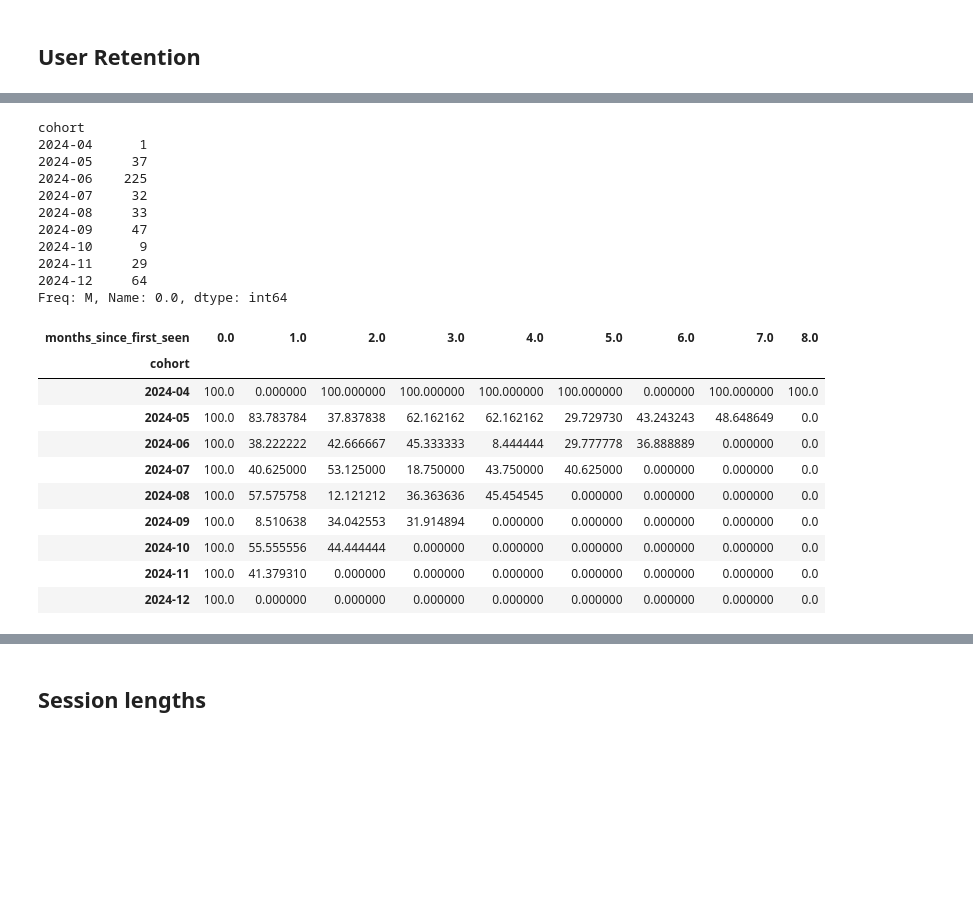
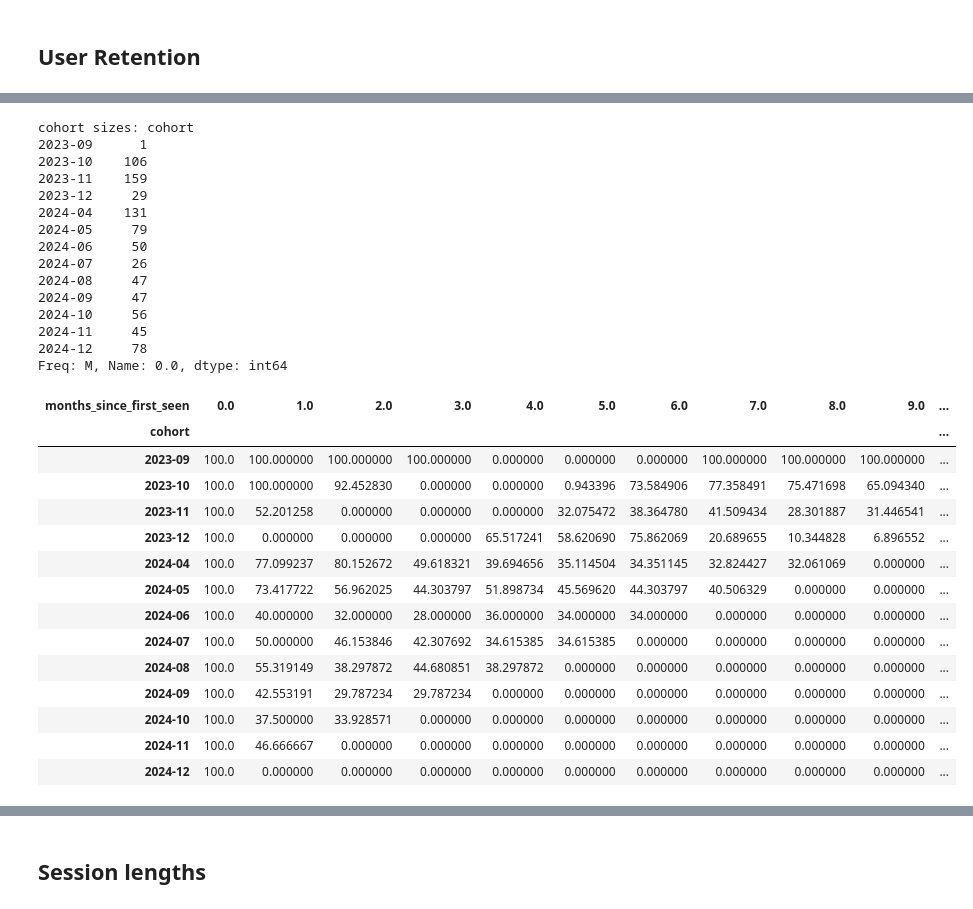
Before and after one commit to adeline-su/cxc2025, a Jupyter notebook: notebooks/julia_eda.ipynb, the cells around one changed output, grey strips where cells are left out. Saved outputs shown, nothing was run; the diff lists cells and outputs as text; code cells hidden in the pictures; blank space fills up the shorter version.

```diff
--- a/notebooks/julia_eda.ipynb
+++ b/notebooks/julia_eda.ipynb
@@ -5,11 +5,16 @@
 # %%
 import pandas as pd
 import json
+import glob
 
-data_path = "../data/raw/1_csv/data_subchunk_100000_200000.csv"
+file_paths = glob.glob("../data/raw/1_csv/*csv")
+print(file_paths)
+# data_path = "../data/raw/1_csv/data_subchunk_100000_200000.csv"
 
 # Load data
-df = pd.read_csv(data_path)
+# df = pd.read_csv(data_path)
+
+df = pd.concat((pd.read_csv(file) for file in file_paths), ignore_index=True)
 
 df.info()
 # %% [output]
@@ -265,36 +269,45 @@ The graph is really spikey when plotted by week. The blur cohort also has period
 # %%
-df["months_since_first_seen"] = df["event_time"].dt.month - df["first_seen"].dt.month
-
+df["months_since_first_seen"] = ((df["event_time"].dt.year - df["first_seen"].dt.year) * 12 +
+                                   (df["event_time"].dt.month - df["first_seen"].dt.month))
+df["months_since_first_seen"]
 retention = df.groupby(["cohort", "months_since_first_seen"])["user_id"].nunique().unstack(fill_value=0)
 
 # Normalize by cohort size (convert to retention %)
 cohort_sizes = retention.iloc[:, 0]  # First column is cohort size at Day 0
-print(cohort_sizes)
+print("cohort sizes:", cohort_sizes)
 retention_rate = retention.div(cohort_sizes, axis=0) * 100  # Convert to percentage
 retention_rate
 # %% [output]
-cohort
-2024-04      1
-2024-05     37
-2024-06    225
-2024-07     32
-2024-08     33
+cohort sizes: cohort
+2023-09      1
+2023-10    106
+2023-11    159
+2023-12     29
+2024-04    131
+2024-05     79
+2024-06     50
+2024-07     26
+2024-08     47
 2024-09     47
-2024-10      9
-2024-11     29
-2024-12     64
+2024-10     56
+2024-11     45
+2024-12     78
 Freq: M, Name: 0.0, dtype: int64
-| months_since_first_seen | 0.0 | 1.0 | 2.0 | 3.0 | 4.0 | 5.0 | 6.0 | 7.0 | 8.0 |
-| cohort |  |  |  |  |  |  |  |  |  |
-| 2024-04 | 100.0 | 0.000000 | 100.000000 | 100.000000 | 100.000000 | 100.000000 | 0.000000 | 100.000000 | 100.0 |
-| 2024-05 | 100.0 | 83.783784 | 37.837838 | 62.162162 | 62.162162 | 29.729730 | 43.243243 | 48.648649 | 0.0 |
-| 2024-06 | 100.0 | 38.222222 | 42.666667 | 45.333333 | 8.444444 | 29.777778 | 36.888889 | 0.000000 | 0.0 |
-| 2024-07 | 100.0 | 40.625000 | 53.125000 | 18.750000 | 43.750000 | 40.625000 | 0.000000 | 0.000000 | 0.0 |
-| 2024-08 | 100.0 | 57.575758 | 12.121212 | 36.363636 | 45.454545 | 0.000000 | 0.000000 | 0.000000 | 0.0 |
-| 2024-09 | 100.0 | 8.510638 | 34.042553 | 31.914894 | 0.000000 | 0.000000 | 0.000000 | 0.000000 | 0.0 |
-| 2024-10 | 100.0 | 55.555556 | 44.444444 | 0.000000 | 0.000000 | 0.000000 | 0.000000 | 0.000000 | 0.0 |
-| 2024-11 | 100.0 | 41.379310 | 0.000000 | 0.000000 | 0.000000 | 0.000000 | 0.000000 | 0.000000 | 0.0 |
-| 2024-12 | 100.0 | 0.000000 | 0.000000 | 0.000000 | 0.000000 | 0.000000 | 0.000000 | 0.000000 | 0.0 |
+| months_since_first_seen | 0.0 | 1.0 | 2.0 | 3.0 | 4.0 | 5.0 | 6.0 | 7.0 | 8.0 | 9.0 | ... |
+| cohort |  |  |  |  |  |  |  |  |  |  | ... |
+| 2023-09 | 100.0 | 100.000000 | 100.000000 | 100.000000 | 0.000000 | 0.000000 | 0.000000 | 100.000000 | 100.000000 | 100.000000 | ... |
+| 2023-10 | 100.0 | 100.000000 | 92.452830 | 0.000000 | 0.000000 | 0.943396 | 73.584906 | 77.358491 | 75.471698 | 65.094340 | ... |
+| 2023-11 | 100.0 | 52.201258 | 0.000000 | 0.000000 | 0.000000 | 32.075472 | 38.364780 | 41.509434 | 28.301887 | 31.446541 | ... |
+| 2023-12 | 100.0 | 0.000000 | 0.000000 | 0.000000 | 65.517241 | 58.620690 | 75.862069 | 20.689655 | 10.344828 | 6.896552 | ... |
+| 2024-04 | 100.0 | 77.099237 | 80.152672 | 49.618321 | 39.694656 | 35.114504 | 34.351145 | 32.824427 | 32.061069 | 0.000000 | ... |
+| 2024-05 | 100.0 | 73.417722 | 56.962025 | 44.303797 | 51.898734 | 45.569620 | 44.303797 | 40.506329 | 0.000000 | 0.000000 | ... |
+| 2024-06 | 100.0 | 40.000000 | 32.000000 | 28.000000 | 36.000000 | 34.000000 | 34.000000 | 0.000000 | 0.000000 | 0.000000 | ... |
+| 2024-07 | 100.0 | 50.000000 | 46.153846 | 42.307692 | 34.615385 | 34.615385 | 0.000000 | 0.000000 | 0.000000 | 0.000000 | ... |
+| 2024-08 | 100.0 | 55.319149 | 38.297872 | 44.680851 | 38.297872 | 0.000000 | 0.000000 | 0.000000 | 0.000000 | 0.000000 | ... |
+| 2024-09 | 100.0 | 42.553191 | 29.787234 | 29.787234 | 0.000000 | 0.000000 | 0.000000 | 0.000000 | 0.000000 | 0.000000 | ... |
+| 2024-10 | 100.0 | 37.500000 | 33.928571 | 0.000000 | 0.000000 | 0.000000 | 0.000000 | 0.000000 | 0.000000 | 0.000000 | ... |
+| 2024-11 | 100.0 | 46.666667 | 0.000000 | 0.000000 | 0.000000 | 0.000000 | 0.000000 | 0.000000 | 0.000000 | 0.000000 | ... |
+| 2024-12 | 100.0 | 0.000000 | 0.000000 | 0.000000 | 0.000000 | 0.000000 | 0.000000 | 0.000000 | 0.000000 | 0.000000 | ... |
 # %%
 
 # Plot Retention Chart
```
Also changed, not shown: parts of 24 cells of this notebook.
